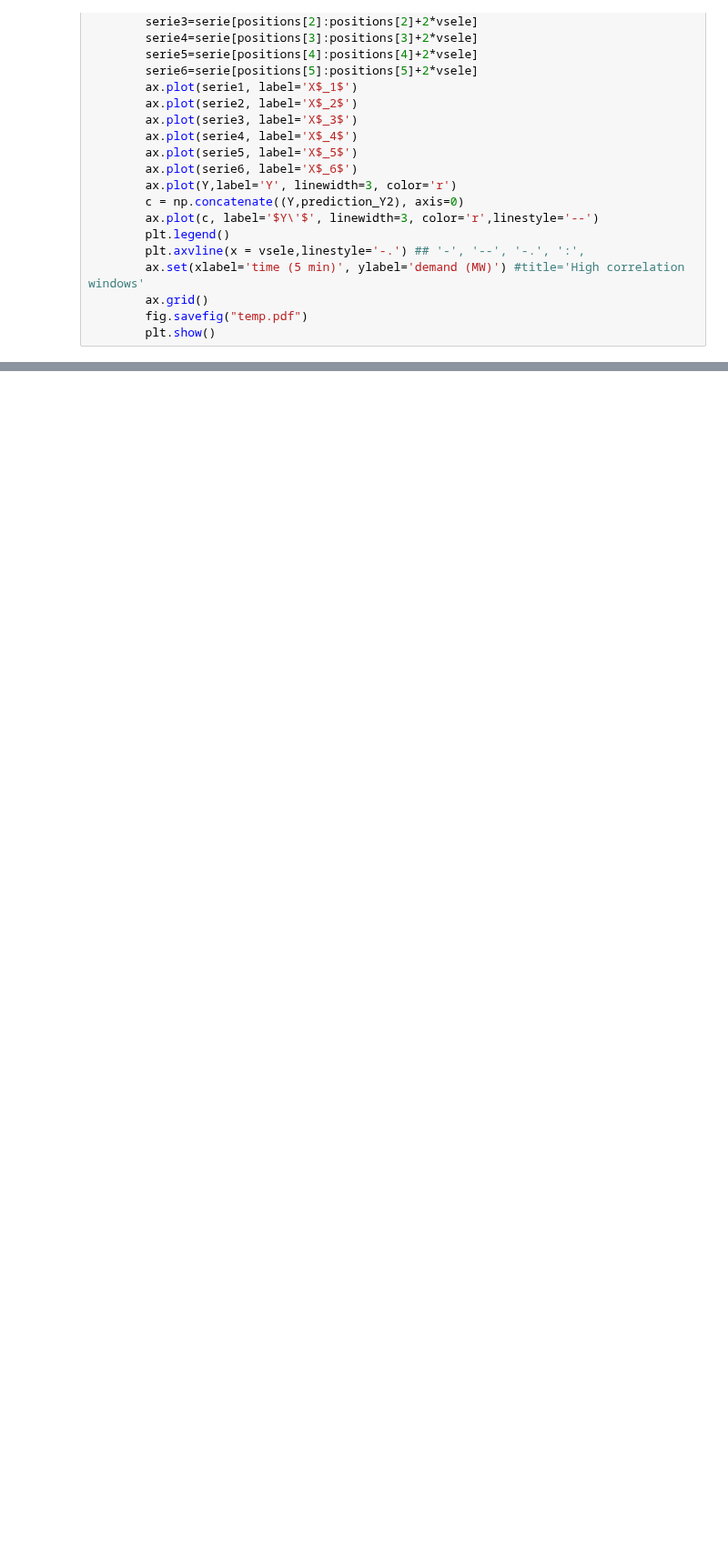
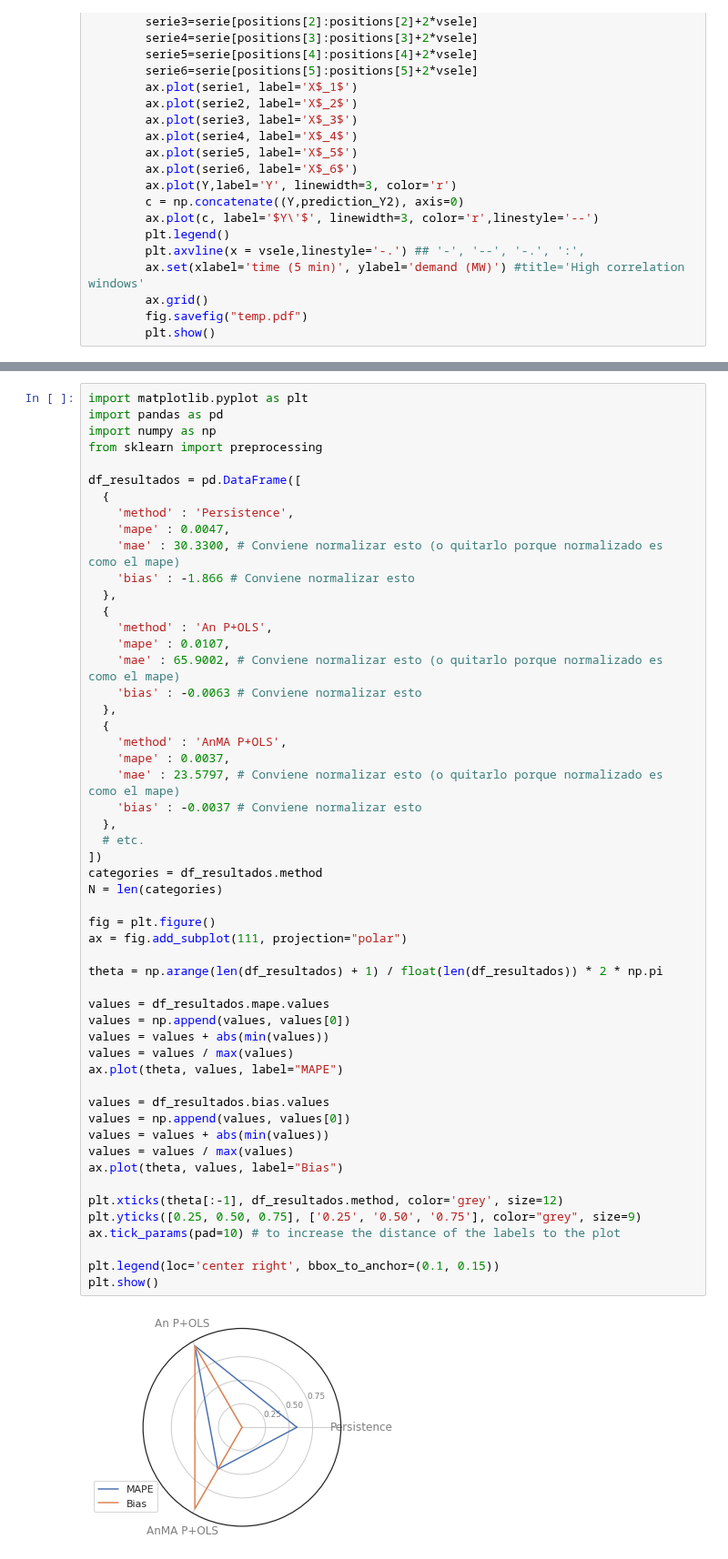
Before and after one commit to urieliram/statistical, a Jupyter notebook: Analog2.ipynb, the cells around one changed output, grey strips where cells are left out. Shown at 91% size. Drawn from its saved outputs; the diff is of its cells as text; blank space fills up the shorter version.

```diff
--- a/Analog2.ipynb
+++ b/Analog2.ipynb
@@ -1046,0 +1073,55 @@ plt.show()
+# %%
+import matplotlib.pyplot as plt
+import pandas as pd
+import numpy as np
+from sklearn import preprocessing
+
+df_resultados = pd.DataFrame([
+  {
+    'method' : 'Persistence',
+    'mape' : 0.0047,
+    'mae' : 30.3300, # Conviene normalizar esto (o quitarlo porque normalizado es como el mape)
+    'bias' : -1.866 # Conviene normalizar esto
+  },
+  {
+    'method' : 'An P+OLS',
+    'mape' : 0.0107,
+    'mae' : 65.9002, # Conviene normalizar esto (o quitarlo porque normalizado es como el mape)
+    'bias' : -0.0063 # Conviene normalizar esto
+  },
+  {
+    'method' : 'AnMA P+OLS',
+    'mape' : 0.0037,
+    'mae' : 23.5797, # Conviene normalizar esto (o quitarlo porque normalizado es como el mape)
+    'bias' : -0.0037 # Conviene normalizar esto
+  },
+  # etc.
+])
+categories = df_resultados.method
+N = len(categories)
+
+fig = plt.figure()
+ax = fig.add_subplot(111, projection="polar")
+
+theta = np.arange(len(df_resultados) + 1) / float(len(df_resultados)) * 2 * np.pi
+
+values = df_resultados.mape.values
+values = np.append(values, values[0])
+values = values + abs(min(values))
+values = values / max(values)
+ax.plot(theta, values, label="MAPE")
+
+values = df_resultados.bias.values
+values = np.append(values, values[0])
+values = values + abs(min(values))
+values = values / max(values)
+ax.plot(theta, values, label="Bias")
+
+plt.xticks(theta[:-1], df_resultados.method, color='grey', size=12)
+plt.yticks([0.25, 0.50, 0.75], ['0.25', '0.50', '0.75'], color="grey", size=9)
+ax.tick_params(pad=10) # to increase the distance of the labels to the plot
+
+plt.legend(loc='center right', bbox_to_anchor=(0.1, 0.15))
+plt.show()
+# %% [output]
+[figure, added]
```
Also changed, not shown: parts of 18 cells of this notebook.
